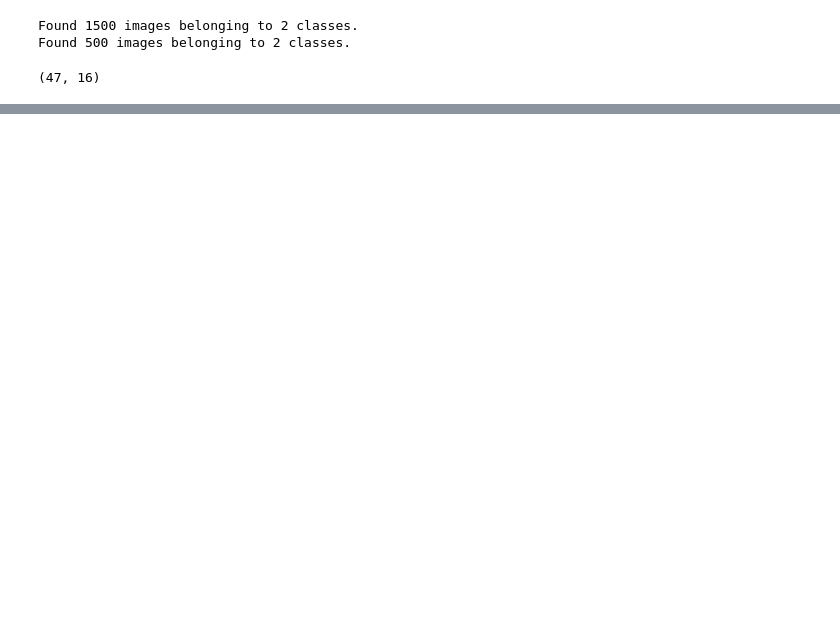
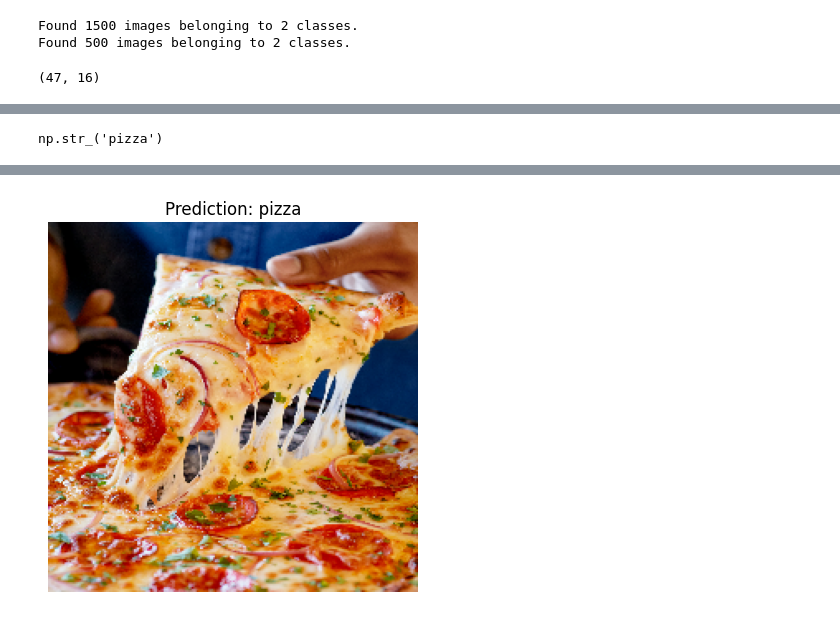
Before and after one commit to LT-Ripjaws/deep-learning, a Jupyter notebook: Exercises/4#-CNN_Computer_Vision_TF.ipynb, the cells around one changed output, grey strips where cells are left out. Saved outputs shown, nothing was run; the diff lists cells and outputs as text; code cells hidden in the pictures; blank space fills up the shorter version.

```diff
--- a/Exercises/4#-CNN_Computer_Vision_TF.ipynb
+++ b/Exercises/4#-CNN_Computer_Vision_TF.ipynb
@@ -365,0 +491,3 @@ Epoch 5/5
+# %%
+pizza = load_and_prep_image("../data/salami-pizza.jpg")
+pizza
@@ -365,0 +512,2 @@ Epoch 5/5
+# %%
+pred = model_4.predict(pizza) # If prediction probability over 0.5 then prediction likely to be the positive class and vice versa
@@ -365,0 +519,27 @@ Epoch 5/5
+# %%
+# We can index the predicted class by rounding the prediction probability and indexing it on the class names
+pred_class = class_names[int(tf.round(pred))]
+pred_class
+# %% [output]
+np.str_('pizza')
+# %%
+def pred_plot(model, filename, class_names=class_names):
+    # Import the target image and preprocess it
+    img = load_and_prep_image(filename)
+
+    # Make a prediction
+    pred = model.predict(img)
+
+    # get the predicted class name
+    pred_class = class_names[int(tf.round(pred))]
+
+    # Plot the img and predicted class
+    img = tf.squeeze(img, axis=0) # Squeezing to get rid of that extra dimension
+    plt.imshow(img)
+    plt.title(f"Prediction: {pred_class}")
+    plt.axis(False)
+# %%
+filename = "../data/salami-pizza.jpg"
+# %%
+pred_plot(model=model_4,filename=filename)
+# %% [output]
@@ -365,0 +547 @@ Epoch 5/5
+[figure, added]
```
Also changed, not shown: parts of 23 cells of this notebook, 1 other file.
